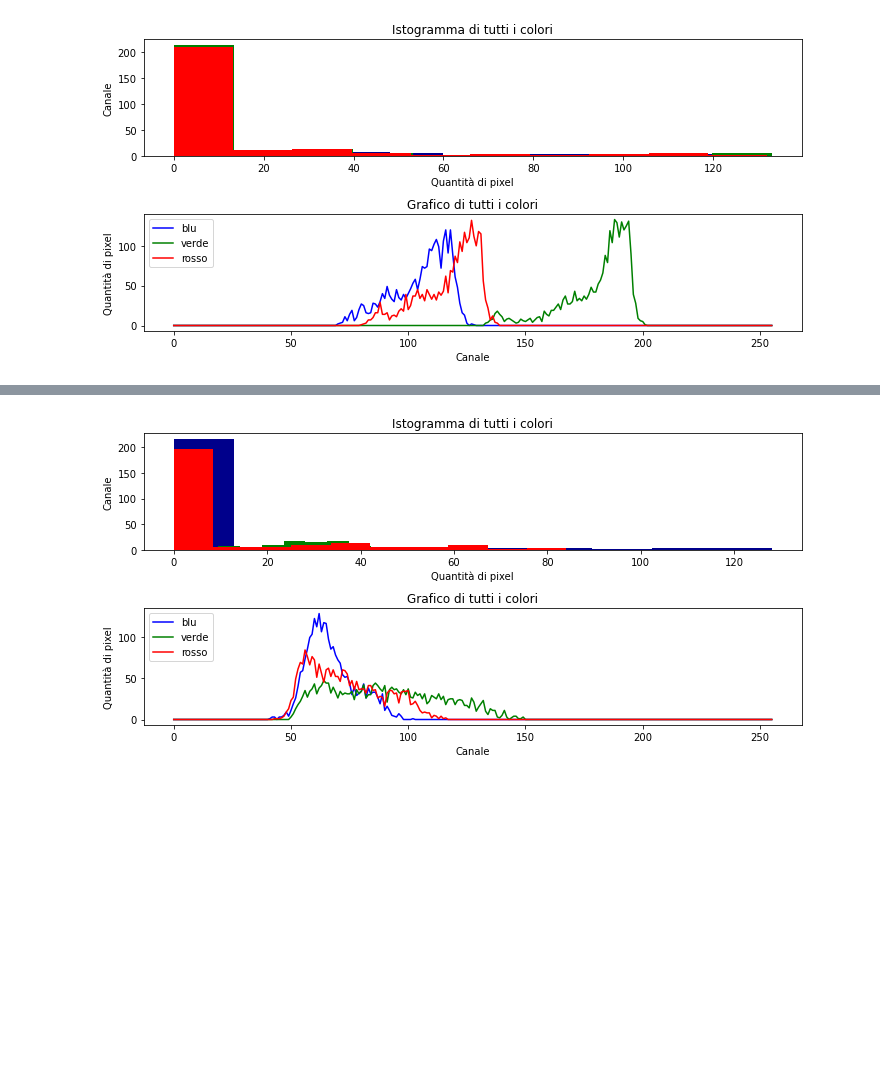
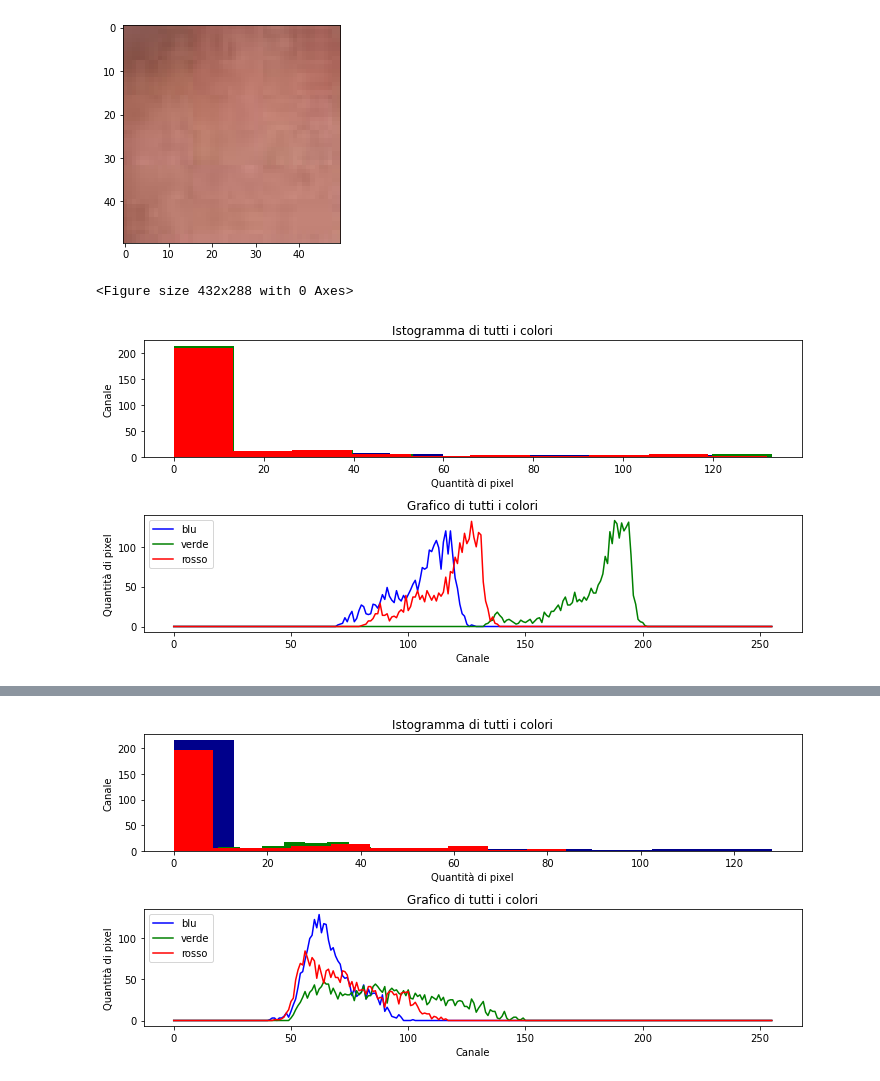
Before and after one commit to Wooler97/Skin-Detection, a Jupyter notebook: SkinPlotCode.ipynb, the cells around one changed output, grey strips where cells are left out. Cells and saved outputs as stored; diff of their text form; code cells hidden in the pictures; blank space fills up the shorter version.

```diff
--- a/SkinPlotCode.ipynb
+++ b/SkinPlotCode.ipynb
@@ -8,36 +7,43 @@ img = cv2.imread('skin/pelle9.jpg', cv2.IMREAD_COLOR)
 blu = cv2.calcHist([img], [0], None, [256], [0, 256])
 rosso = cv2.calcHist([img], [1], None, [256], [0, 256])
 verde = cv2.calcHist([img], [2], None, [256], [0, 256])
+img = cv2.cvtColor(img, cv2.COLOR_BGR2RGB)
 
 
 ch1 = cv2.mean(img)
 
+plt.figure(1)
+plt.imshow(img)
+
+plt.figure(2)
 plt.figure(figsize=(10,5))
 plt.subplot(2,1,1)
 plt.title("Istogramma di tutti i colori")
 plt.hist(blu,color="darkblue")
 plt.hist(verde,color="green")
 plt.hist(rosso,color="red")
 plt.xlabel('Quantità di pixel')
 plt.ylabel('Canale')
 
 plt.subplot(2,1,2)
 plt.title("Grafico di tutti i colori")
 plt.plot(blu, "-b", label = "blu")
 plt.plot(verde, "-g", label = "verde")
 plt.plot(rosso, "-r", label = "rosso")
 plt.legend(loc = 'upper left')
 plt.ylabel('Quantità di pixel')
 plt.xlabel('Canale')
 
 plt.tight_layout()
 plt.savefig('skin/res9.jpg')
 plt.show()
 # print('Valore medio R: ' + str(channels[2]))
 # print('Valore medio G: ' + str(channels[1]))
 # print('Valore medio B: ' + str(channels[0]))
 # %% [output]
-[figure, old version]
+[figure, new version]
+<Figure size 432x288 with 0 Axes>
+[figure, added]
 # %%
 img2 = cv2.imread('skin/pelle8.jpg', cv2.IMREAD_COLOR)
 blu = cv2.calcHist([img2], [0], None, [256], [0, 256])
```
Also changed, not shown: parts of 9 cells of this notebook.
